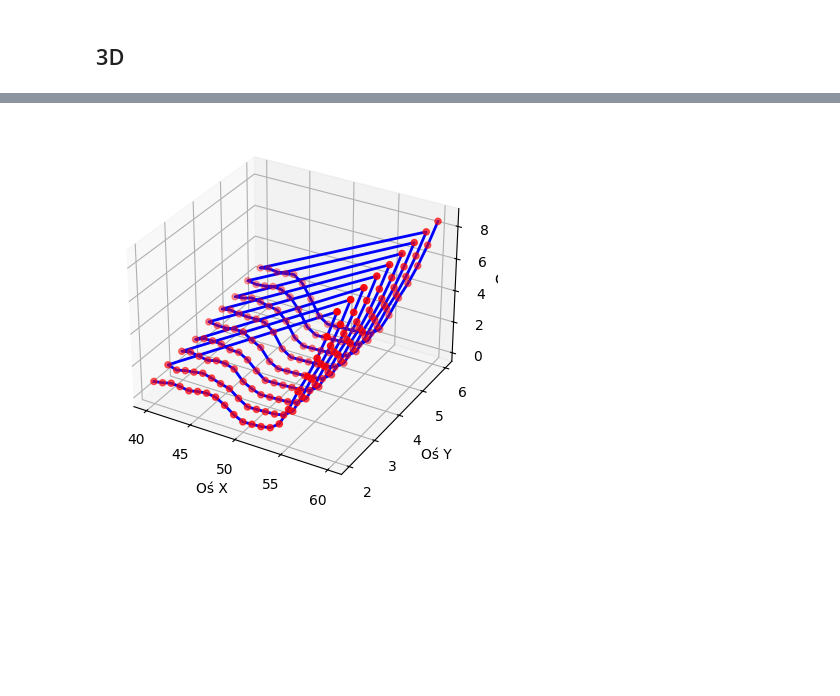
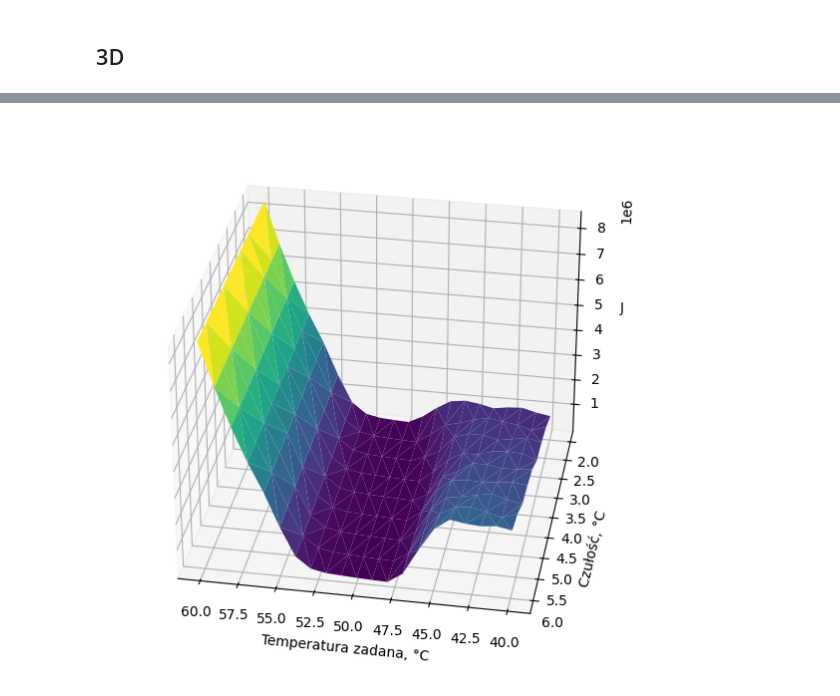
Before and after one commit to KulsonKula/Analiza-i-modelowanie-procesow-zwiazanych-z-systemem-centralnego-ogrzewania, a Jupyter notebook: Kod/Symulacja.IPYNB, the cells around one changed output, grey strips where cells are left out. Cells and saved outputs as stored; diff of their text form; code cells hidden in the pictures; blank space fills up the shorter version.

```diff
--- a/Kod/Symulacja.IPYNB
+++ b/Kod/Symulacja.IPYNB
@@ -278,17 +285,25 @@ for delta_set in delta_wybrane:
-# %%
-# Inicjalizacja figury i osi 3D
-fig = plt.figure()
-ax = fig.add_subplot(111, projection='3d')
-
-# Dodanie punktów do wykresu 3D
-ax.scatter(t_set_plot, delta_set_plot, J_all, c='r', marker='o')
-
-# Ustawienia etykiet osi
-ax.set_xlabel('Oś X')
-ax.set_ylabel('Oś Y')
-ax.set_zlabel('Oś Z')
-
-# Wyświetlenie wykresu
-plt.show()
-# %% [output]
-[figure, removed]
+# %%
+T_set, Delta_set = np.meshgrid(t_set_plot, delta_set_plot)
+
+fig = plt.figure(figsize=(7, 9))
+ax = fig.add_subplot(111, projection='3d')
+
+
+ax.plot_trisurf(t_set_plot, delta_set_plot, J_all, cmap='viridis')
+
+
+ax.set_xlabel('Temperatura zadana, \u00b0C')
+ax.set_ylabel('Czułość, \u00b0C')
+ax.set_zlabel('J')
+
+# ax.w_xaxis.set_rotate_label(False)
+# ax.w_yaxis.set_rotate_label(False)
+# ax.w_zaxis.set_rotate_label(False)
+
+# fig.colorbar(surf, ax=ax, shrink=0.5, aspect=10,location='left')
+
+ax.view_init(elev=30, azim=100)
+
+plt.show()
+# %% [output]
+[figure, added]
```
Also changed, not shown: parts of 10 cells of this notebook, 8 other files.
